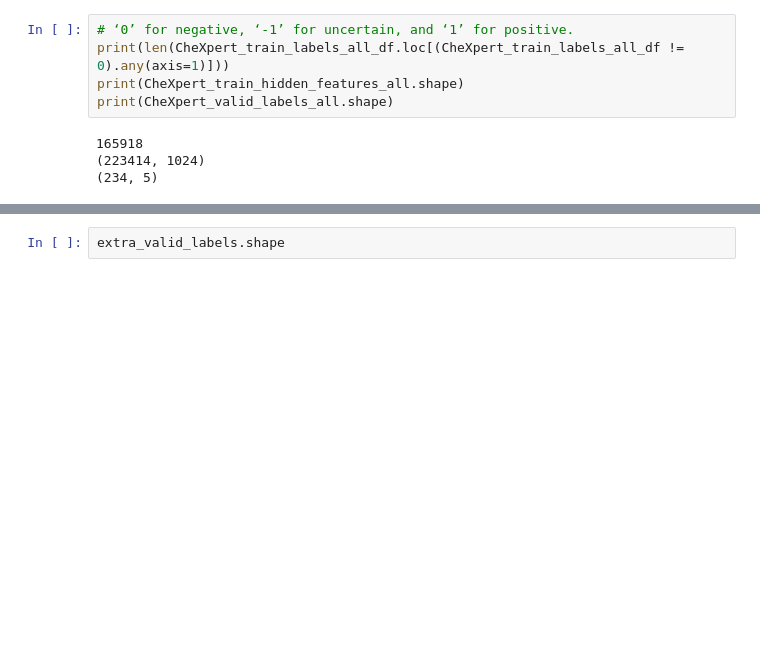
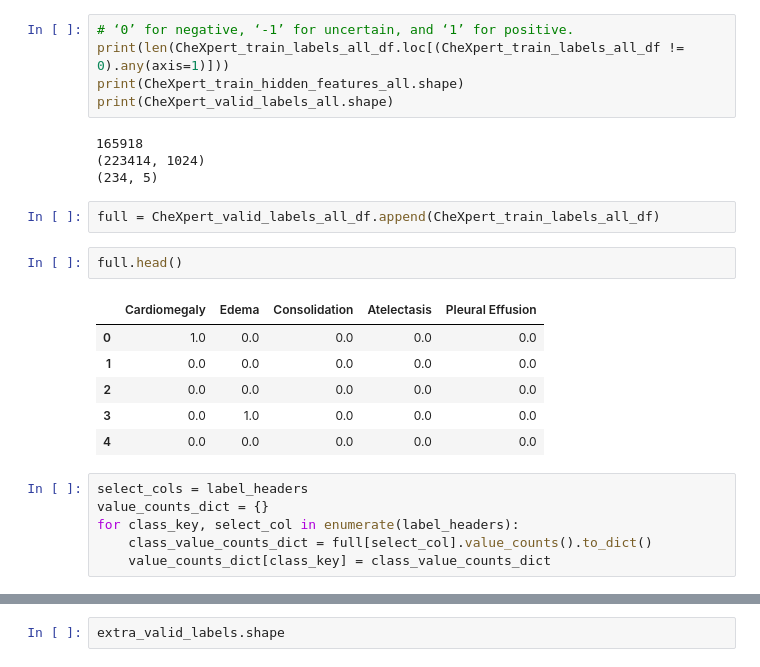
Before and after one commit to mhermon/chexpert, a Jupyter notebook: explore-chexpert.ipynb, the cells around one changed output, grey strips where cells are left out. Cells and saved outputs as stored; diff of their text form; blank space fills up the shorter version.

```diff
--- a/explore-chexpert.ipynb
+++ b/explore-chexpert.ipynb
@@ -33,3 +33,20 @@ print(CheXpert_valid_labels_all.shape)
 165918
 (223414, 1024)
 (234, 5)
+# %%
+full = CheXpert_valid_labels_all_df.append(CheXpert_train_labels_all_df)
+# %%
+full.head()
+# %% [output]
+|  | Cardiomegaly | Edema | Consolidation | Atelectasis | Pleural Effusion |
+| 0 | 1.0 | 0.0 | 0.0 | 0.0 | 0.0 |
+| 1 | 0.0 | 0.0 | 0.0 | 0.0 | 0.0 |
+| 2 | 0.0 | 0.0 | 0.0 | 0.0 | 0.0 |
+| 3 | 0.0 | 1.0 | 0.0 | 0.0 | 0.0 |
+| 4 | 0.0 | 0.0 | 0.0 | 0.0 | 0.0 |
+# %%
+select_cols = label_headers
+value_counts_dict = {}
+for class_key, select_col in enumerate(label_headers):
+    class_value_counts_dict = full[select_col].value_counts().to_dict()
+    value_counts_dict[class_key] = class_value_counts_dict
```
Also changed, not shown: parts of 15 cells of this notebook, 11 other files.
